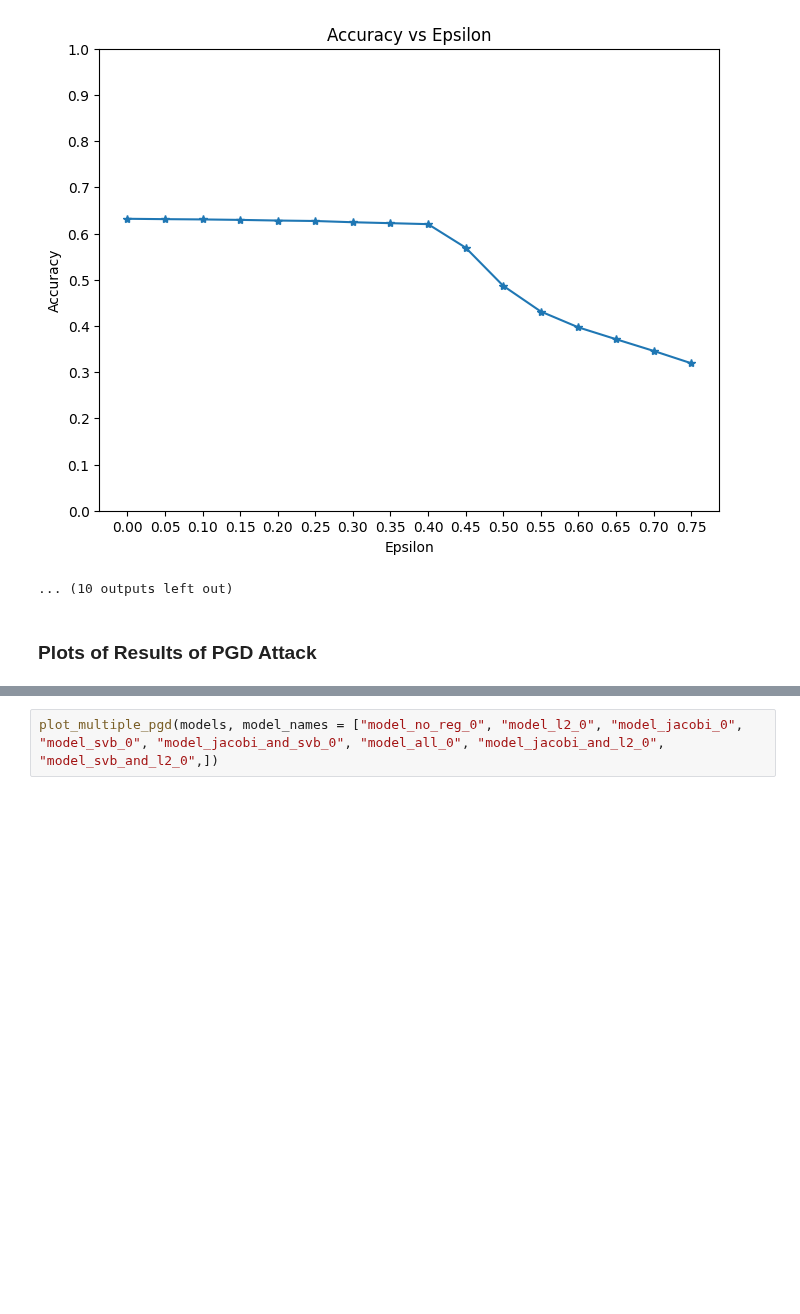
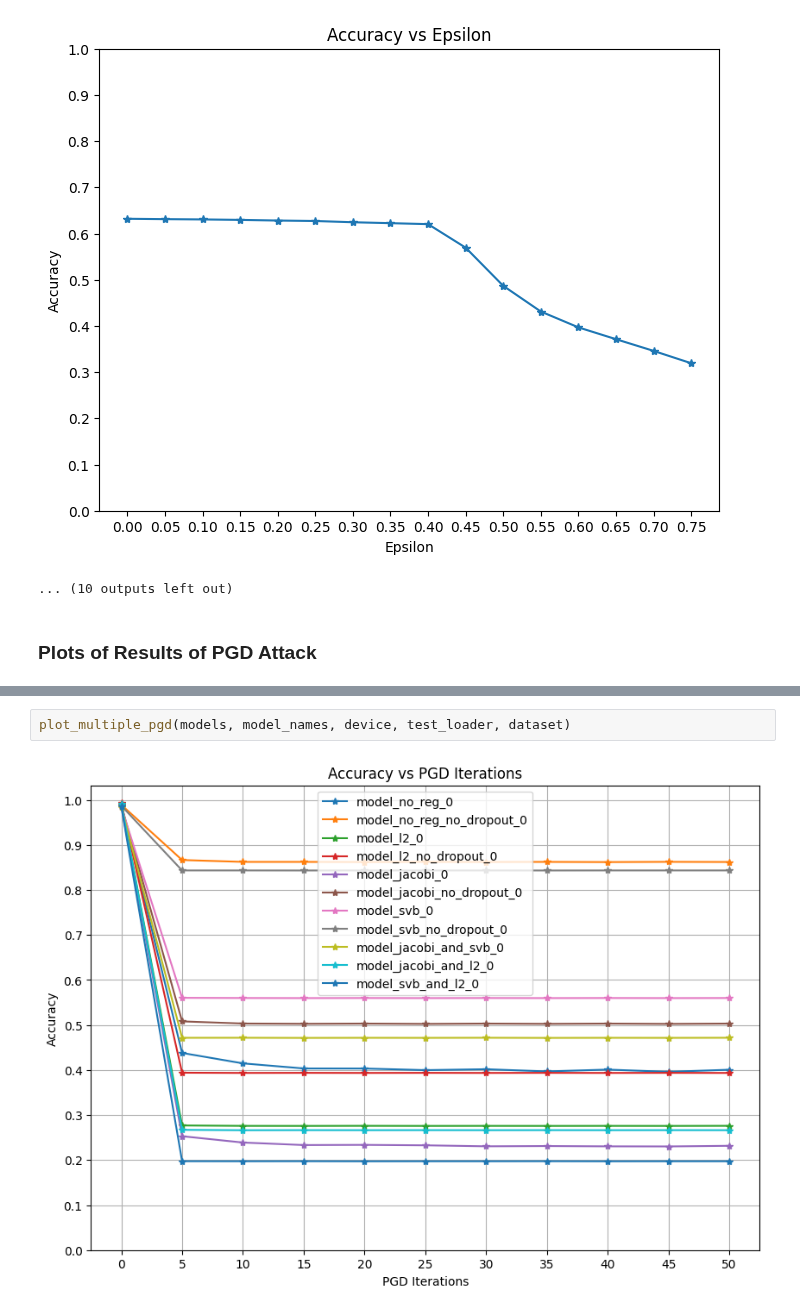
Before and after one commit to bioAI-Oslo/RegDNNs, a Jupyter notebook: Exploring Jacobian and SVB Regularization/mnist_lenet_visualization.ipynb, the cells around one changed output, grey strips where cells are left out. Cells and saved outputs as stored; diff of their text form; blank space fills up the shorter version.

```diff
--- a/Exploring Jacobian and SVB Regularization/mnist_lenet_visualization.ipynb
+++ b/Exploring Jacobian and SVB Regularization/mnist_lenet_visualization.ipynb
@@ -133,2 +147,4 @@ KeyboardInterrupt:
-# %%
-plot_multiple_pgd(models, model_names = ["model_no_reg_0", "model_l2_0", "model_jacobi_0", "model_svb_0", "model_jacobi_and_svb_0", "model_all_0", "model_jacobi_and_l2_0", "model_svb_and_l2_0",])
+# %%
+plot_multiple_pgd(models, model_names, device, test_loader, dataset)
+# %% [output]
+[figure, added]
```
Also changed, not shown: parts of 2 cells of this notebook, 3 other files.
